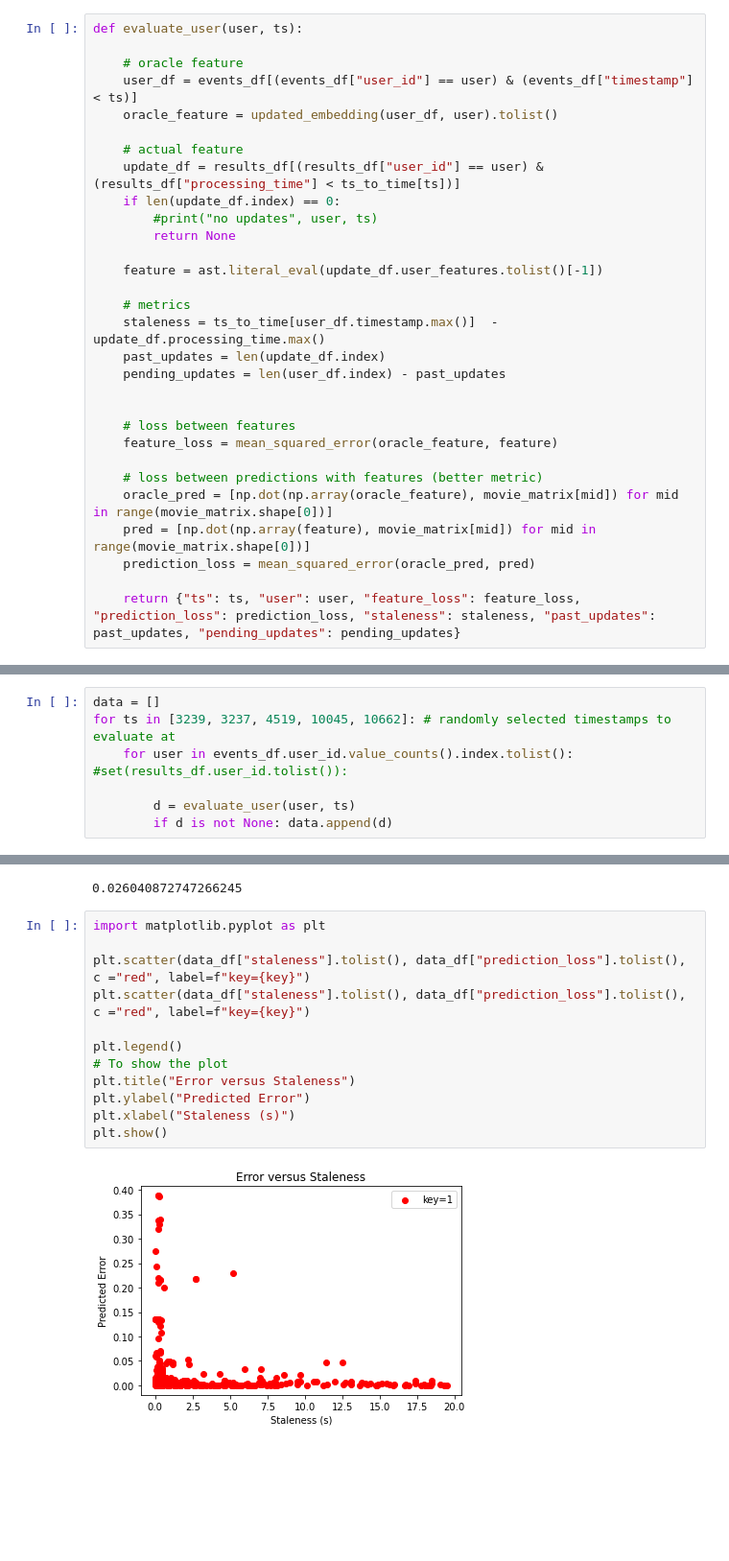
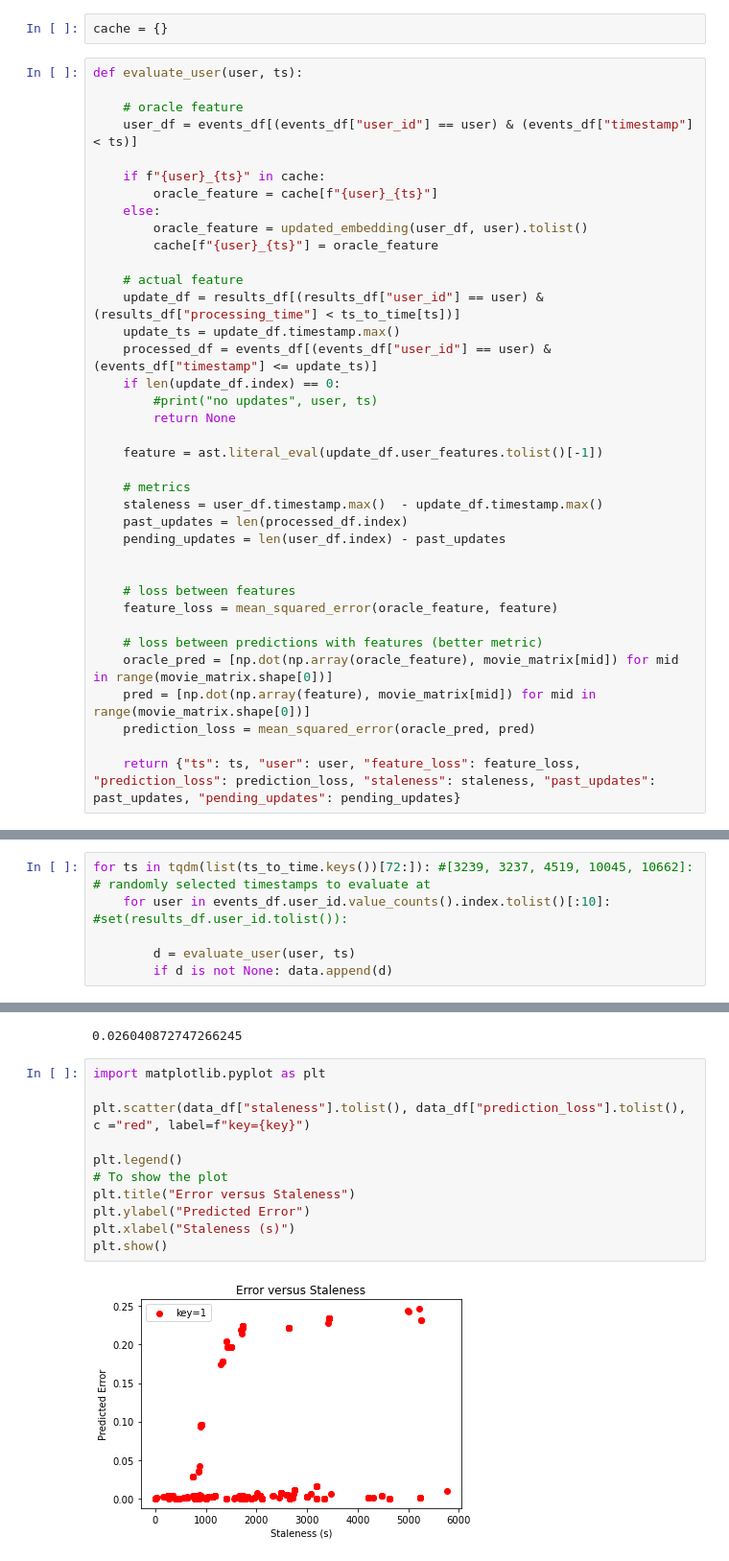
Before and after one commit to feature-store/experiments, a Jupyter notebook: nb/02-27-22 ALS Evaluation .ipynb, the cells around one changed output, grey strips where cells are left out. Shown at 96% size. Saved outputs shown, nothing was run; the diff lists cells and outputs as text; blank space fills up the shorter version.

Commit message:
add random scheduler

```diff
--- a/nb/02-27-22 ALS Evaluation .ipynb
+++ b/nb/02-27-22 ALS Evaluation .ipynb
@@ -107,15 +112,24 @@ ts_to_time = {}
 for index, row in results_df.iterrows():
     if row["timestamp"] not in ts_to_time:
         ts_to_time[row["timestamp"]] = row["ingest_time"]
+# %%
+cache = {}
 # %%
 def evaluate_user(user, ts):
 
     # oracle feature
     user_df = events_df[(events_df["user_id"] == user) & (events_df["timestamp"] < ts)]
-    oracle_feature = updated_embedding(user_df, user).tolist()
+
+    if f"{user}_{ts}" in cache:
+        oracle_feature = cache[f"{user}_{ts}"]
+    else:
+        oracle_feature = updated_embedding(user_df, user).tolist()
+        cache[f"{user}_{ts}"] = oracle_feature
 
     # actual feature
     update_df = results_df[(results_df["user_id"] == user) & (results_df["processing_time"] < ts_to_time[ts])]
+    update_ts = update_df.timestamp.max()
+    processed_df = events_df[(events_df["user_id"] == user) & (events_df["timestamp"] <= update_ts)]
     if len(update_df.index) == 0:
         #print("no updates", user, ts)
         return None
@@ -123,8 +137,8 @@ def evaluate_user(user, ts):
     feature = ast.literal_eval(update_df.user_features.tolist()[-1])
 
     # metrics
-    staleness = ts_to_time[user_df.timestamp.max()]  - update_df.processing_time.max()
-    past_updates = len(update_df.index)
+    staleness = user_df.timestamp.max()  - update_df.timestamp.max()
+    past_updates = len(processed_df.index)
     pending_updates = len(user_df.index) - past_updates
 
 
@@ -140,7 +158,6 @@ def evaluate_user(user, ts):
 # %%
-data = []
-for ts in [3239, 3237, 4519, 10045, 10662]: # randomly selected timestamps to evaluate at
-    for user in events_df.user_id.value_counts().index.tolist(): #set(results_df.user_id.tolist()):
+for ts in tqdm(list(ts_to_time.keys())[72:]): #[3239, 3237, 4519, 10045, 10662]: # randomly selected timestamps to evaluate at
+    for user in events_df.user_id.value_counts().index.tolist()[:10]: #set(results_df.user_id.tolist()):
 
         d = evaluate_user(user, ts)
         if d is not None: data.append(d)
@@ -261,17 +282,16 @@ mean_squared_error(oracle_pred, pred)
 # %%
 import matplotlib.pyplot as plt
 
-plt.scatter(data_df["staleness"].tolist(), data_df["prediction_loss"].tolist(), c ="red", label=f"key={key}")
 plt.scatter(data_df["staleness"].tolist(), data_df["prediction_loss"].tolist(), c ="red", label=f"key={key}")
 
 plt.legend()
 # To show the plot
 plt.title("Error versus Staleness")
 plt.ylabel("Predicted Error")
 plt.xlabel("Staleness (s)")
 plt.show()
 # %% [output]
-[figure, old version]
+[figure, new version]
 # %%
 plt.scatter(data_df["past_updates"].tolist(), data_df["prediction_loss"].tolist(), c ="red", label=f"key={key}")
 
```
Also changed, not shown: parts of 26 cells of this notebook, 1 other file.
